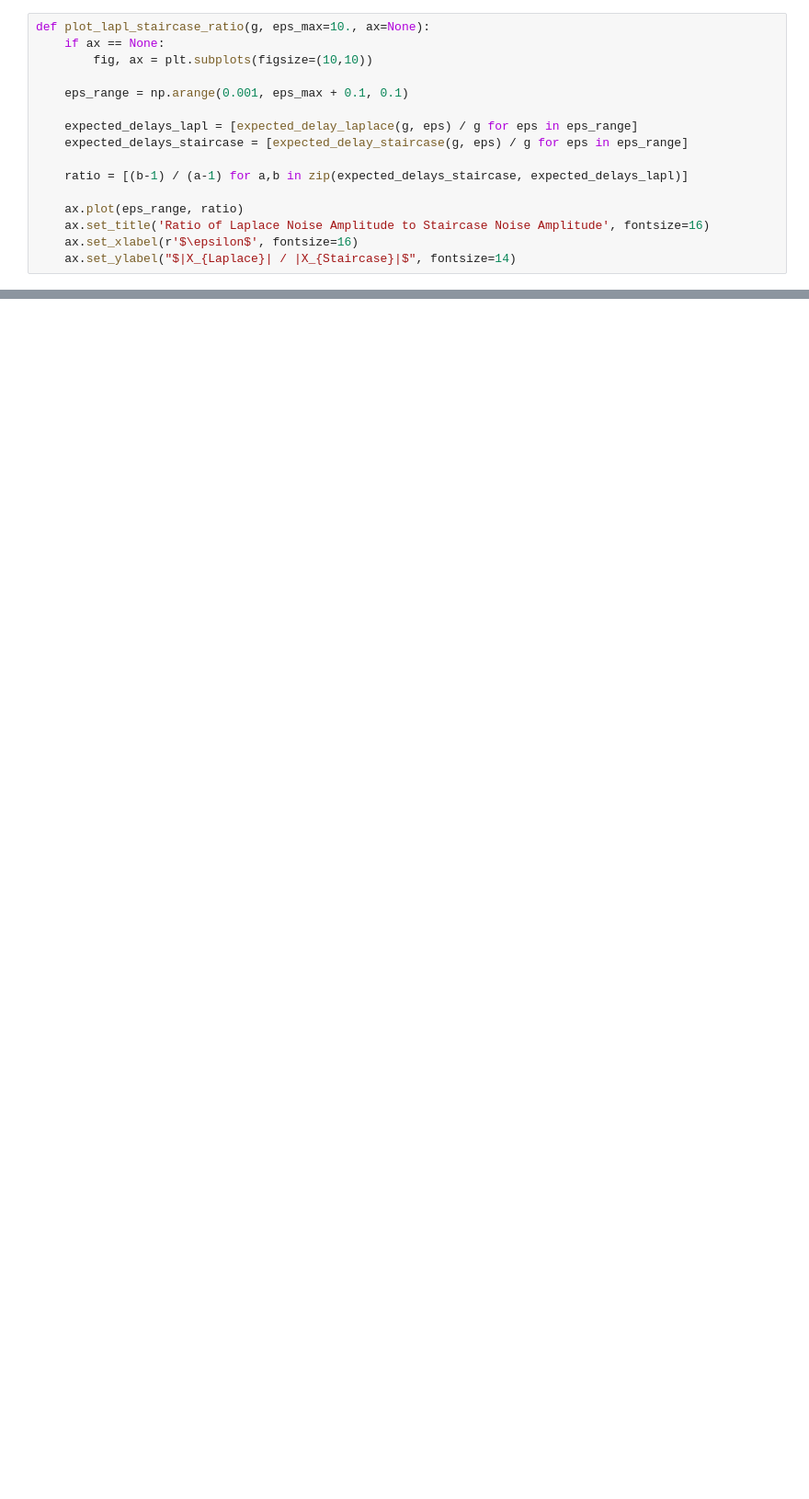
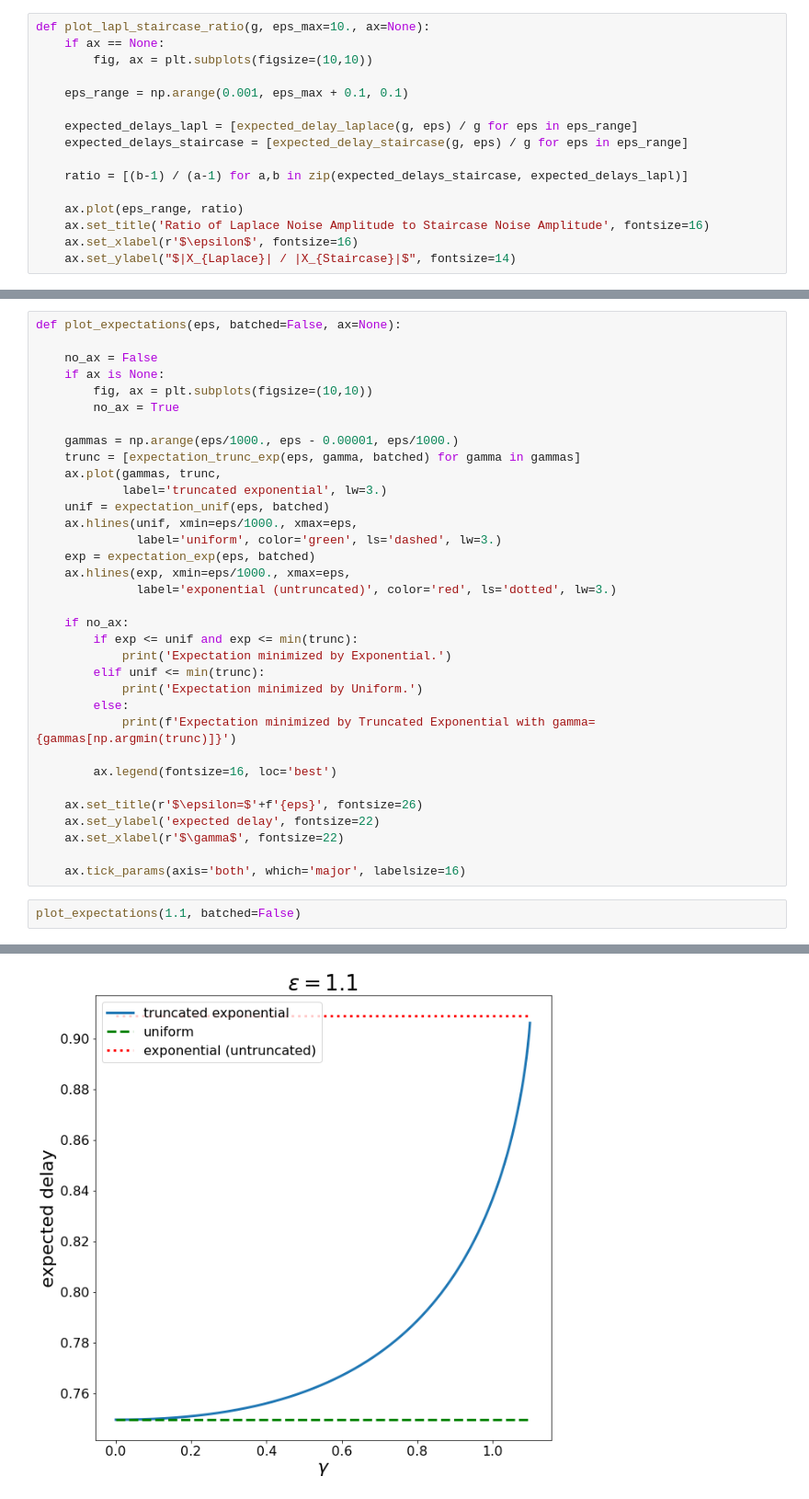
Before and after one commit to akgoldberg/batching-privacy, a Jupyter notebook: priv_plots.ipynb, the cells around one changed output, grey strips where cells are left out. Shown at 92% size. Saved outputs shown, nothing was run; the diff lists cells and outputs as text; blank space fills up the shorter version.

```diff
--- a/priv_plots.ipynb
+++ b/priv_plots.ipynb
@@ -131,0 +169,37 @@ plot_lapl_staircase_ratio(1)
+# %%
+def plot_expectations(eps, batched=False, ax=None):
+
+    no_ax = False
+    if ax is None:
+        fig, ax = plt.subplots(figsize=(10,10))
+        no_ax = True
+
+    gammas = np.arange(eps/1000., eps - 0.00001, eps/1000.)
+    trunc = [expectation_trunc_exp(eps, gamma, batched) for gamma in gammas]
+    ax.plot(gammas, trunc,
+            label='truncated exponential', lw=3.)
+    unif = expectation_unif(eps, batched)
+    ax.hlines(unif, xmin=eps/1000., xmax=eps,
+              label='uniform', color='green', ls='dashed', lw=3.)
+    exp = expectation_exp(eps, batched)
+    ax.hlines(exp, xmin=eps/1000., xmax=eps,
+              label='exponential (untruncated)', color='red', ls='dotted', lw=3.)
+
+    if no_ax:
+        if exp <= unif and exp <= min(trunc):
+            print('Expectation minimized by Exponential.')
+        elif unif <= min(trunc):
+            print('Expectation minimized by Uniform.')
+        else:
+            print(f'Expectation minimized by Truncated Exponential with gamma={gammas[np.argmin(trunc)]}')
+
+        ax.legend(fontsize=16, loc='best')
+
+    ax.set_title(r'$\epsilon=$'+f'{eps}', fontsize=26)
+    ax.set_ylabel('expected delay', fontsize=22)
+    ax.set_xlabel(r'$\gamma$', fontsize=22)
+
+    ax.tick_params(axis='both', which='major', labelsize=16)
+# %%
+plot_expectations(1.1, batched=False)
+# %% [output]
@@ -131,0 +207 @@ plot_lapl_staircase_ratio(1)
+[figure, added]
```
Also changed, not shown: parts of 26 cells of this notebook, 8 other files.
